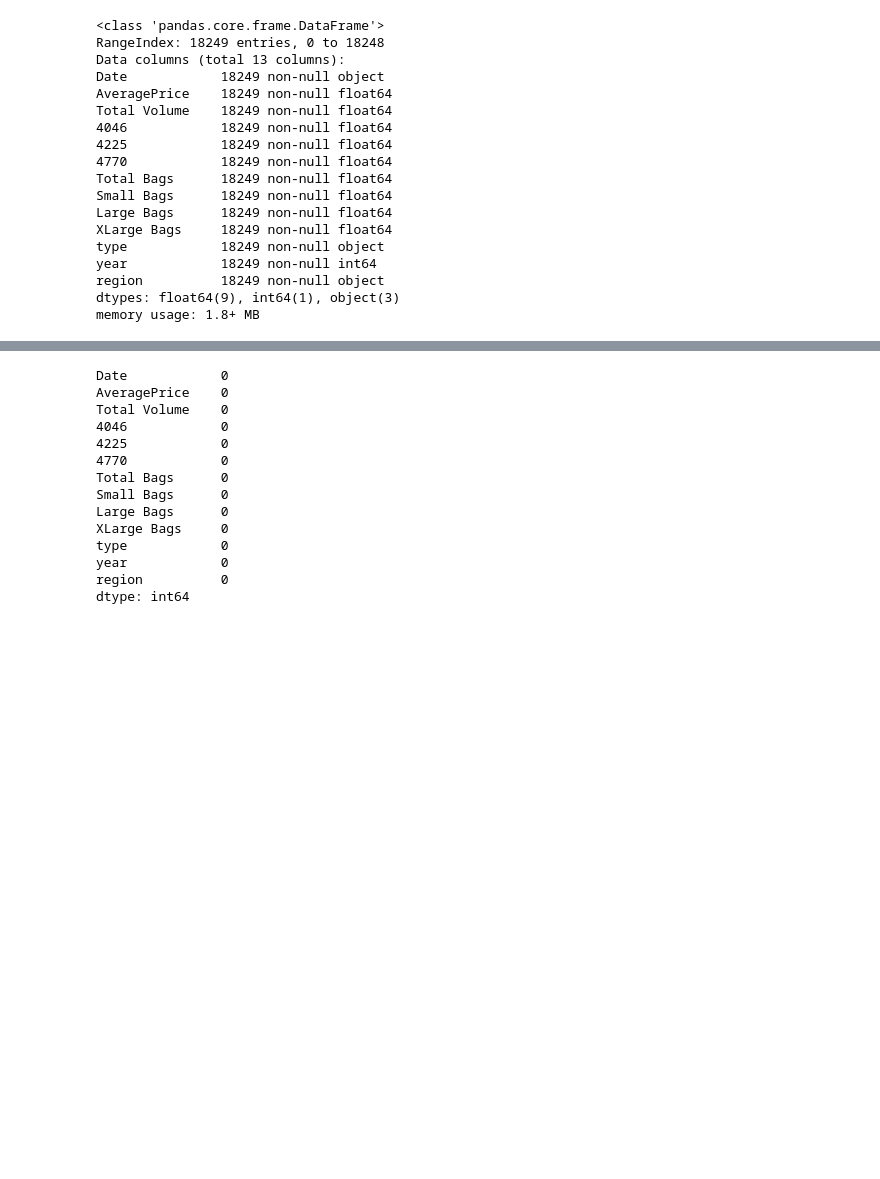
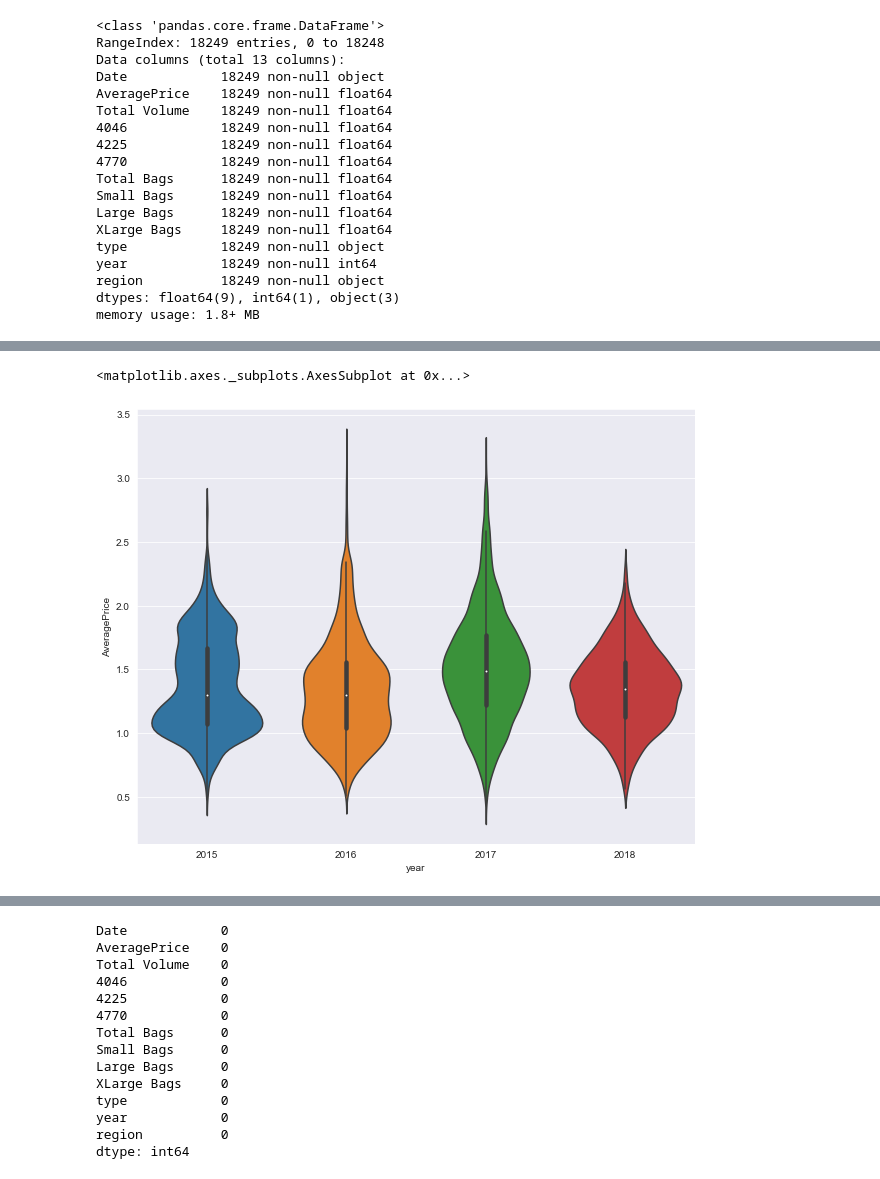
Before and after one commit to omer8/CAT_Tasks, a Jupyter notebook: avocado price/avocado price.ipynb, the cells around one changed output, grey strips where cells are left out. Drawn from its saved outputs; the diff is of its cells as text; code cells hidden in the pictures; blank space fills up the shorter version.

```diff
--- a/avocado price.ipynb
+++ b/avocado price/avocado price.ipynb
@@ -47,0 +68,7 @@ memory usage: 1.8+ MB
+# %%
+#violin plot for avg price vs year
+plt.figure(figsize=(10,8))
+sns.violinplot(y=df['AveragePrice'],x=df.year)
+# %% [output]
+<matplotlib.axes._subplots.AxesSubplot at 0x...>
+[figure, added]
```
Also changed, not shown: parts of 8 cells of this notebook, 1 other file.
